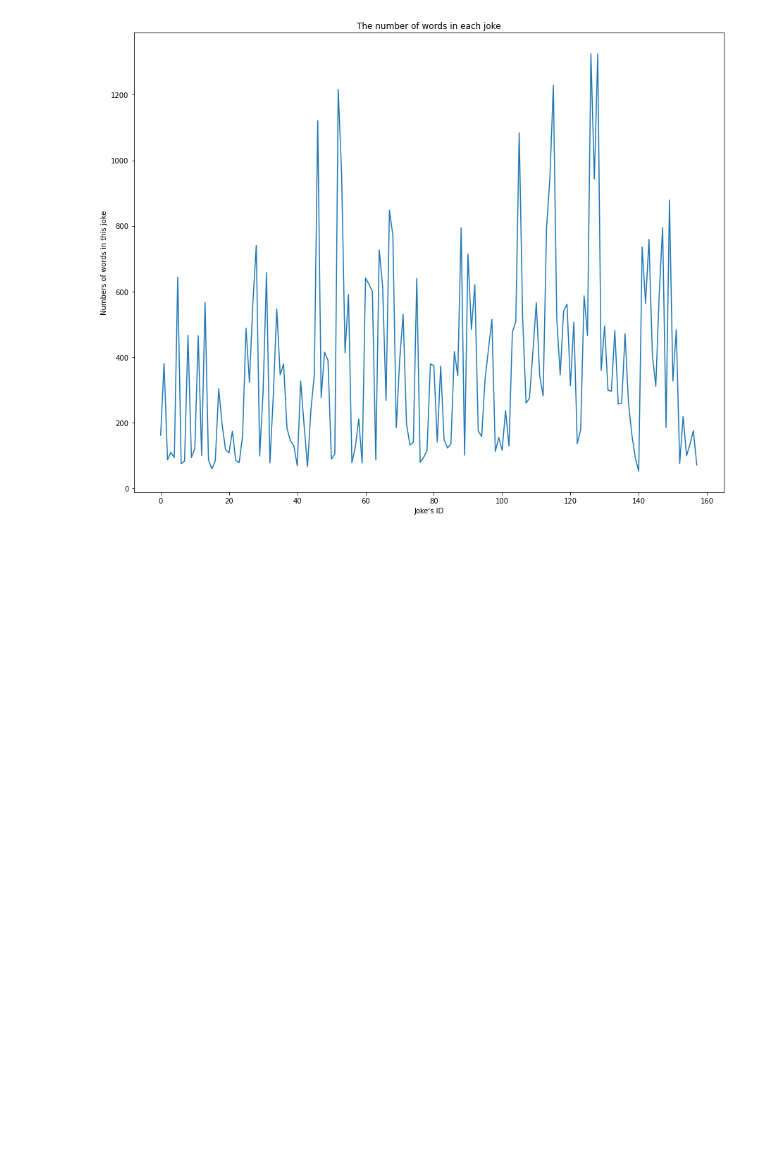
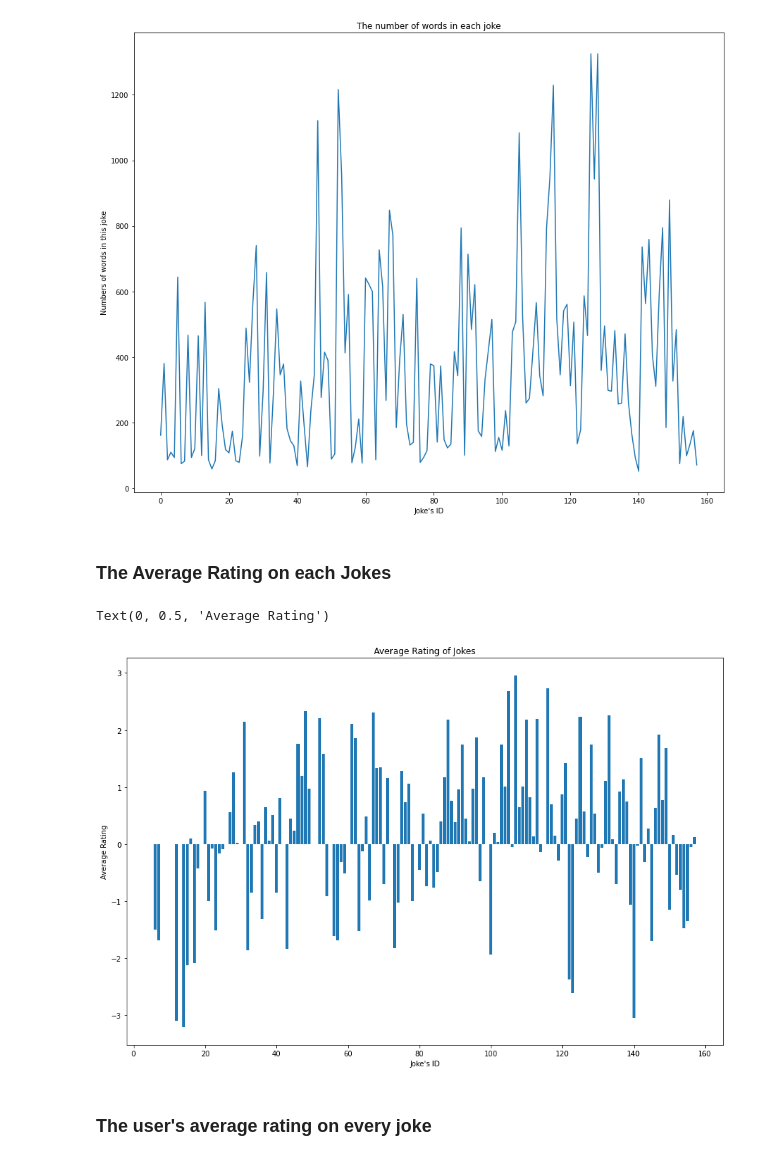
Before and after one commit to savitha-srinivasan/ECE-143-Project---Joke-recommendation-system, a Jupyter notebook: Visualization.ipynb, the cells around one changed output. Drawn from its saved outputs; the diff is of its cells as text; code cells hidden in the pictures; blank space fills up the shorter version.

```diff
--- a/Visualization.ipynb
+++ b/Visualization.ipynb
@@ -33,3 +38,21 @@ ax.set_ylabel("Numbers of words in this joke")
 # %% [output]
 Text(0, 0.5, 'Numbers of words in this joke')
 [figure]
+# %% [markdown]
+### The Average Rating on each Jokes
+# %%
+df = pd.read_csv('JokeForEachRating.csv')
+df= df.loc[:, df.columns != "Unnamed: 0"]
+# %%
+jokeAvgsRating = np.nanmean(df, axis=0)
+# %%
+fig, ax = plt.subplots(1, 1, figsize=(15, 10))
+ax.bar(np.arange(0,len(jokeAvgsRating)), jokeAvgsRating)
+ax.set_title("Average Rating of Jokes")
+ax.set_xlabel("Joke's ID")
+ax.set_ylabel("Average Rating")
+# %% [output]
+Text(0, 0.5, 'Average Rating')
+[figure, added]
+# %% [markdown]
+### The user's average rating on every joke
```
Also changed, not shown: parts of 8 cells of this notebook.
